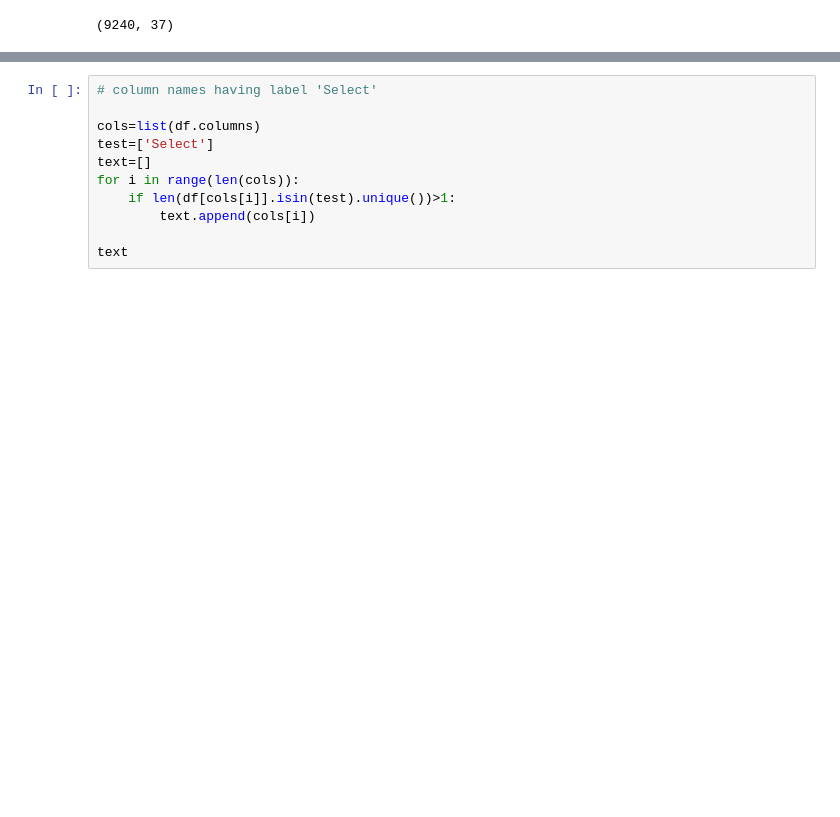
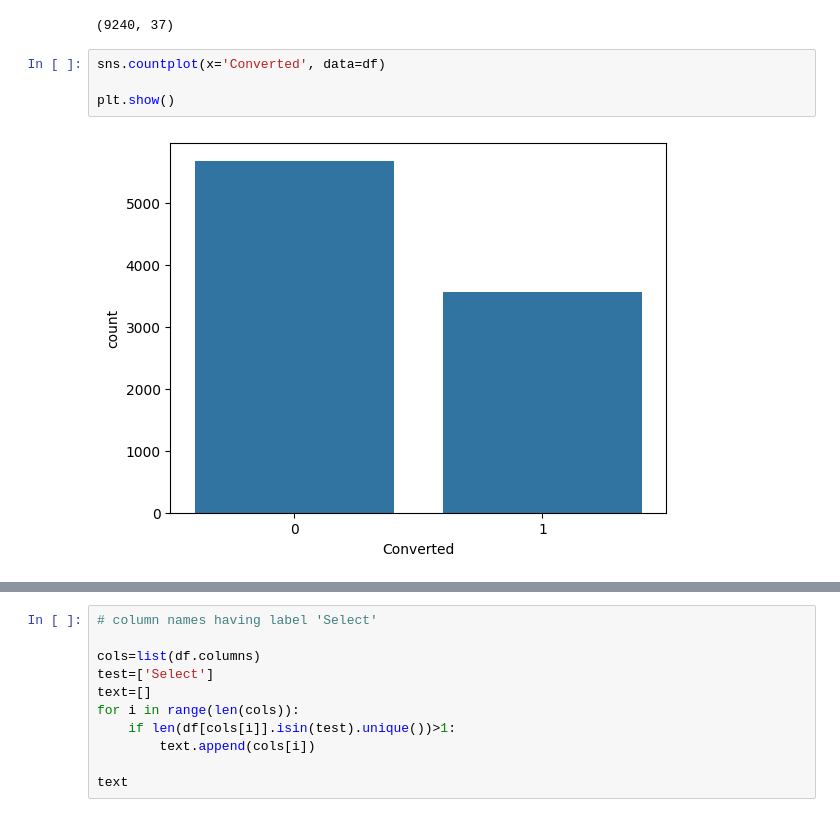
Before and after one commit to AnurajNigade/Machine_Learning-Module-, a Jupyter notebook: ML_Assignment/Lead_class.ipynb, the cells around one changed output, grey strips where cells are left out. Saved outputs shown, nothing was run; the diff lists cells and outputs as text; blank space fills up the shorter version.

```diff
--- a/ML_Assignment/Lead_class.ipynb
+++ b/ML_Assignment/Lead_class.ipynb
@@ -48,3 +54,9 @@ memory usage: 2.6+ MB
 df.shape
 # %% [output]
 (9240, 37)
+# %%
+sns.countplot(x='Converted', data=df)
+
+plt.show()
+# %% [output]
+[figure, added]
```
Also changed, not shown: parts of 72 cells of this notebook, 13 other files.
